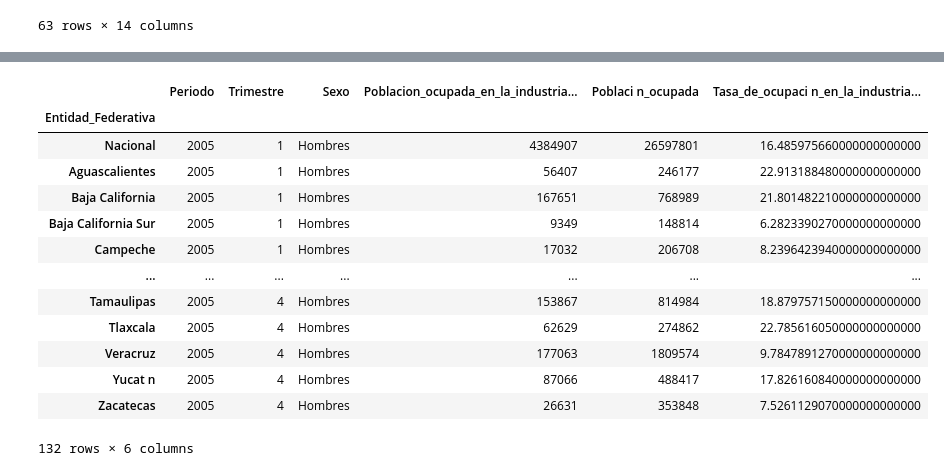
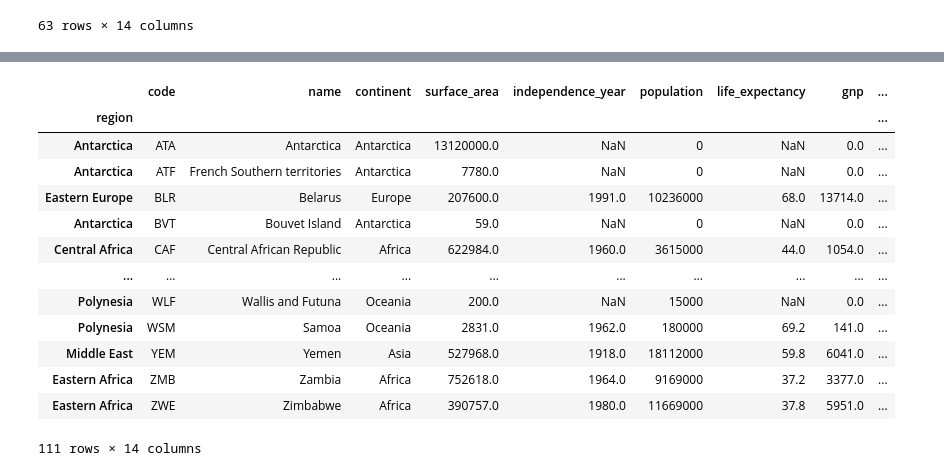
Before and after one commit to PabloGP10/Extracci-n-de-Datos, a Jupyter notebook: 1_Extracción_Datos1_1.ipynb, the cells around one changed output, grey strips where cells are left out. Drawn from its saved outputs; the diff is of its cells as text; code cells hidden in the pictures.

```diff
--- a/1_Extracción_Datos1_1.ipynb
+++ b/1_Extracción_Datos1_1.ipynb
@@ -347,21 +545,21 @@ filtro8
 # %%
 #Filtro not
-filtro9=df[~(df["Periodo"] >= 2006) & ~(df["Sexo"] == "Mujeres")]
+filtro9=df[~(df["life_expectancy"] >= 71) & ~(df["capital"] < 815)]
 filtro9
 # %% [output]
-|  | Periodo | Trimestre | Sexo | Poblacion_ocupada_en_la_industria... | Poblaci n_ocupada | Tasa_de_ocupaci n_en_la_industria... |
-| Entidad_Federativa |  |  |  |  |  |  |
-| Nacional | 2005 | 1 | Hombres | 4384907 | 26597801 | 16.485975660000000000000 |
-| Aguascalientes | 2005 | 1 | Hombres | 56407 | 246177 | 22.913188480000000000000 |
-| Baja California | 2005 | 1 | Hombres | 167651 | 768989 | 21.801482210000000000000 |
-| Baja California Sur | 2005 | 1 | Hombres | 9349 | 148814 | 6.2823390270000000000000 |
-| Campeche | 2005 | 1 | Hombres | 17032 | 206708 | 8.2396423940000000000000 |
-| ... | ... | ... | ... | ... | ... | ... |
-| Tamaulipas | 2005 | 4 | Hombres | 153867 | 814984 | 18.879757150000000000000 |
-| Tlaxcala | 2005 | 4 | Hombres | 62629 | 274862 | 22.785616050000000000000 |
-| Veracruz | 2005 | 4 | Hombres | 177063 | 1809574 | 9.7847891270000000000000 |
-| Yucat n | 2005 | 4 | Hombres | 87066 | 488417 | 17.826160840000000000000 |
-| Zacatecas | 2005 | 4 | Hombres | 26631 | 353848 | 7.5261129070000000000000 |
+|  | code | name | continent | surface_area | independence_year | population | life_expectancy | gnp | ... |
+| region |  |  |  |  |  |  |  |  | ... |
+| Antarctica | ATA | Antarctica | Antarctica | 13120000.0 | NaN | 0 | NaN | 0.0 | ... |
+| Antarctica | ATF | French Southern territories | Antarctica | 7780.0 | NaN | 0 | NaN | 0.0 | ... |
+| Eastern Europe | BLR | Belarus | Europe | 207600.0 | 1991.0 | 10236000 | 68.0 | 13714.0 | ... |
+| Antarctica | BVT | Bouvet Island | Antarctica | 59.0 | NaN | 0 | NaN | 0.0 | ... |
+| Central Africa | CAF | Central African Republic | Africa | 622984.0 | 1960.0 | 3615000 | 44.0 | 1054.0 | ... |
+| ... | ... | ... | ... | ... | ... | ... | ... | ... | ... |
+| Polynesia | WLF | Wallis and Futuna | Oceania | 200.0 | NaN | 15000 | NaN | 0.0 | ... |
+| Polynesia | WSM | Samoa | Oceania | 2831.0 | 1962.0 | 180000 | 69.2 | 141.0 | ... |
+| Middle East | YEM | Yemen | Asia | 527968.0 | 1918.0 | 18112000 | 59.8 | 6041.0 | ... |
+| Eastern Africa | ZMB | Zambia | Africa | 752618.0 | 1964.0 | 9169000 | 37.2 | 3377.0 | ... |
+| Eastern Africa | ZWE | Zimbabwe | Africa | 390757.0 | 1980.0 | 11669000 | 37.8 | 5951.0 | ... |
-132 rows × 6 columns
+111 rows × 14 columns
 # %%
 #Convertir archivo filtrado a CSV
```
Also changed, not shown: parts of 37 cells of this notebook.
